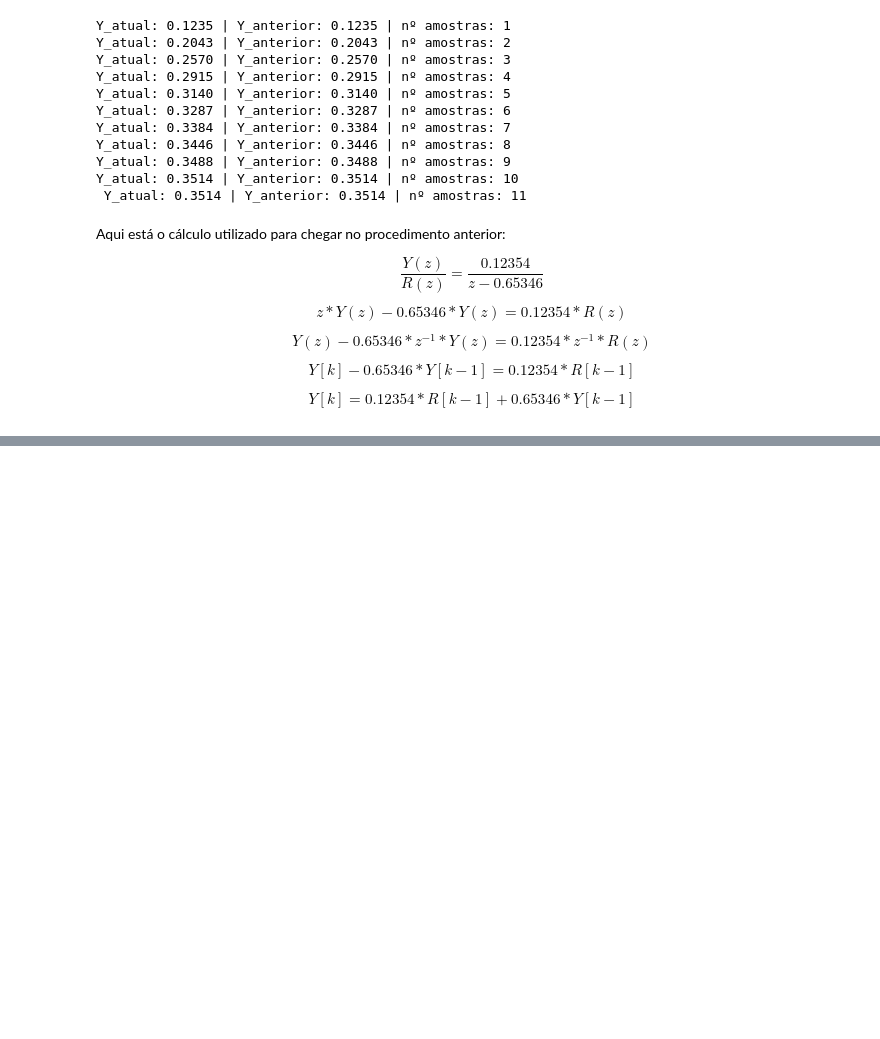
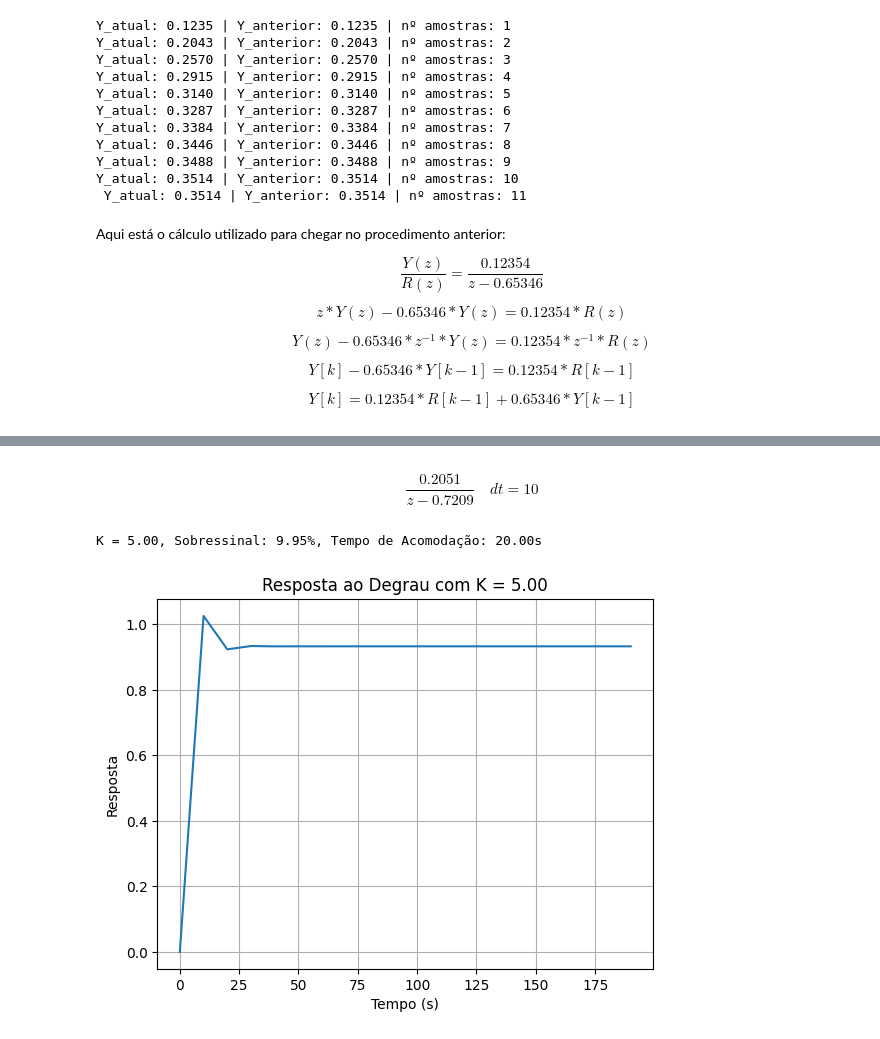
Before and after one commit to pedroivovasconcelos/controledigital, a Jupyter notebook: capitulo6.ipynb, the cells around one changed output, grey strips where cells are left out. Saved outputs shown, nothing was run; the diff lists cells and outputs as text; code cells hidden in the pictures; blank space fills up the shorter version.

```diff
--- a/capitulo6.ipynb
+++ b/capitulo6.ipynb
@@ -167,2 +175,70 @@ $$ Y[k] = 0.12354*R[k-1] + 0.65346*Y[k-1] $$
 
 -------
+# %%
+import numpy as np
+import matplotlib.pyplot as plt
+import control as ctrl
+
+K = 1
+num = [K * 0.20508781]
+den = [1, -0.92596108]
+Gz_k = ctrl.TransferFunction(num, den, 10)
+Cz_K = ctl.feedback(Gz_k, 1)
+Cz_K
+# %% [output]
+$$\frac{0.2051}{z - 0.7209}\quad dt = 10$$
+# %%
+import numpy as np
+import matplotlib.pyplot as plt
+import control as ctrl
+
+# Definir parâmetros iniciais
+K = 5  # Valor inicial de K
+desired_overshoot = 20  # Sobressinal máximo desejado
+min_settling_time = float('inf')  # Inicializar com um valor infinito
+sampling_time = 10  # Tempo de amostragem
+
+# Executar a simulação e ajustar K
+while True:
+    num = [K * 0.20508781]
+    den = [1, -0.92596108]
+    Gz_k = ctrl.TransferFunction(num, den, sampling_time)
+    Cz_K = ctl.feedback(Gz_k, 1)
+
+    # Simulação de resposta ao degrau
+    time, response = ctrl.step_response(Cz_K)
+
+    # Calculando sobressinal e estado estacionário
+    steady_state = response[-1]
+    overshoot = (max(response) - steady_state) / steady_state * 100
+
+    # Encontrar o tempo de acomodação para erro de 2%
+    settling_time_indices = np.where(abs(response - steady_state) <= 0.02 * steady_state)[0]
+    if settling_time_indices.size > 0:
+        settling_time = time[settling_time_indices[0]]
+    else:
+        settling_time = float('inf')  # Caso não haja acomodação dentro do critério
+
+    print(f"K = {K:.2f}, Sobressinal: {overshoot:.2f}%, Tempo de Acomodação: {settling_time:.2f}s")
+
+    # Critério de parada
+    if overshoot <= desired_overshoot and settling_time < min_settling_time:
+        min_settling_time = settling_time
+        if overshoot < desired_overshoot - 5:  # Reduzir K se estiver muito abaixo do sobressinal desejado
+            break
+    elif overshoot > desired_overshoot:
+        break  # Interrompe o loop se o sobressinal exceder o limite
+
+    K += 0.1  # Incrementar K
+
+# Plotar a resposta ao degrau final com o K que minimiza ts sem exceder o sobressinal
+plt.figure()
+plt.plot(time, response)
+plt.title(f"Resposta ao Degrau com K = {K:.2f}")
+plt.xlabel('Tempo (s)')
+plt.ylabel('Resposta')
+plt.grid(True)
+plt.show()
+# %% [output]
+K = 5.00, Sobressinal: 9.95%, Tempo de Acomodação: 20.00s
+[figure, added]
```
Also changed, not shown: parts of 2 cells of this notebook.
